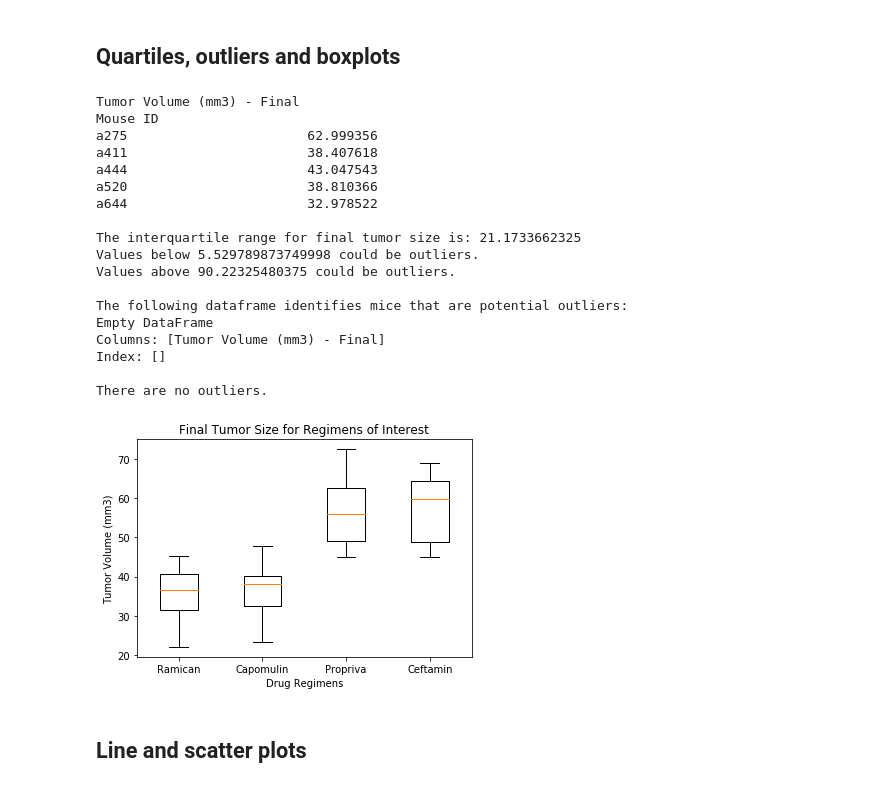
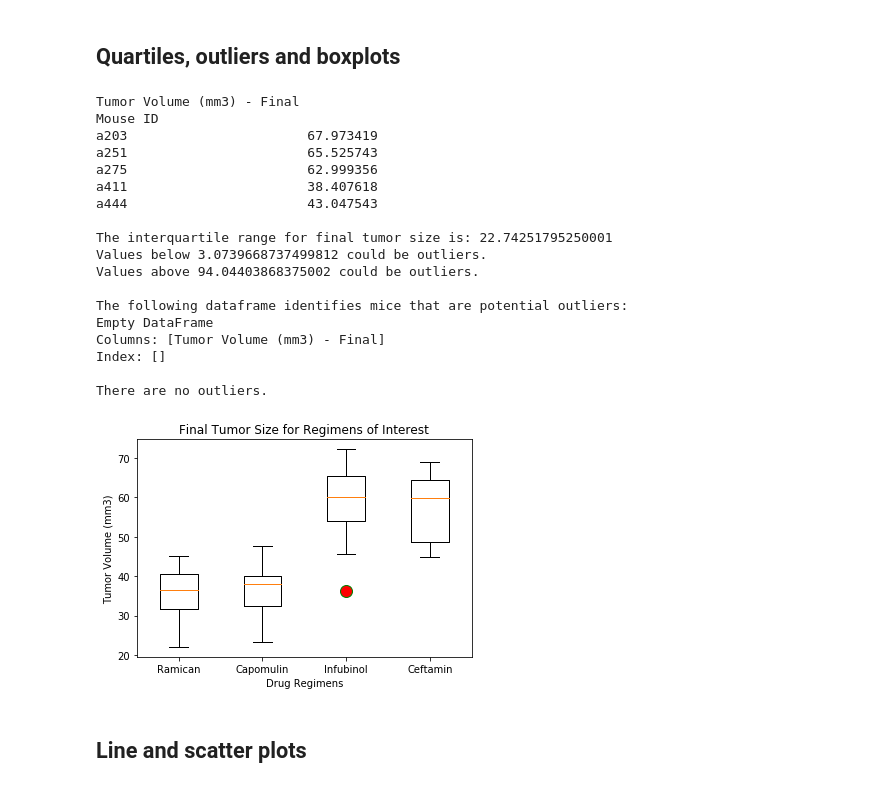
Before and after one commit to jeffersoncovey/matplotlib-challenge, a Jupyter notebook: Pymaceuticals/pymaceuticals.ipynb, the cells around one changed output. Saved outputs shown, nothing was run; the diff lists cells and outputs as text; code cells hidden in the pictures.

Commit message:
updated promising treatments

```diff
--- a/Pymaceuticals/pymaceuticals.ipynb
+++ b/Pymaceuticals/pymaceuticals.ipynb
@@ -123,8 +123,8 @@ plt.legend(loc="best")
 # %%
 # Calculate the final tumor volume of each mouse across four of the most promising treatment regimens. Calculate the IQR and quantitatively determine if there are any potential outliers.
 
-#I determined that Ramicane, Capomulin, Propriva, Ceftamin were the four most promising treatment regimens as they either decreased the tumor size or the tumor growth was not as great.
-promising_treatments_df = combined_df.loc[(combined_df["Drug Regimen"] == 'Ramicane') | (combined_df["Drug Regimen"] == 'Capomulin') | (combined_df["Drug Regimen"] == 'Propriva') | (combined_df["Drug Regimen"] == 'Ceftamin')]
+
+promising_treatments_df = combined_df.loc[(combined_df["Drug Regimen"] == 'Ramicane') | (combined_df["Drug Regimen"] == 'Capomulin') | (combined_df["Drug Regimen"] == 'Infubinol') | (combined_df["Drug Regimen"] == 'Ceftamin')]
 grouped_promising_treatments = promising_treatments_df.groupby("Mouse ID")
 final_tumor_size_df = pd.DataFrame(grouped_promising_treatments["Tumor Volume (mm3)"].last())
 final_tumor_size_df = final_tumor_size_df.rename(columns = {"Tumor Volume (mm3)":"Tumor Volume (mm3) - Final"})
@@ -151,15 +151,15 @@ print("There are no outliers.")
 # %% [output]
 Tumor Volume (mm3) - Final
 Mouse ID
+a203                       67.973419
+a251                       65.525743
 a275                       62.999356
 a411                       38.407618
 a444                       43.047543
-a520                       38.810366
-a644                       32.978522
 
-The interquartile range for final tumor size is: 21.1733662325
-Values below 5.529789873749998 could be outliers.
-Values above 90.22325480375 could be outliers.
+The interquartile range for final tumor size is: 22.74251795250001
+Values below 3.0739668737499812 could be outliers.
+Values above 94.04403868375002 could be outliers.
 
 The following dataframe identifies mice that are potential outliers:
 Empty DataFrame
@@ -170,33 +170,33 @@ There are no outliers.
 # %%
 # Generate a box plot of the final tumor volume of each mouse across four regimens of interest
 fig1, ax1 = plt.subplots()
 
 ramican_df = combined_df.loc[combined_df["Drug Regimen"] == 'Ramicane']
 ramican_grouped = ramican_df.groupby("Mouse ID")
 
 capomulin_df = combined_df.loc[combined_df["Drug Regimen"] == 'Capomulin']
 capomulin_grouped = capomulin_df.groupby("Mouse ID")
 
-propriva_df = combined_df.loc[combined_df["Drug Regimen"] == 'Propriva']
-propriva_grouped = propriva_df.groupby("Mouse ID")
+infubinol_df = combined_df.loc[combined_df["Drug Regimen"] == 'Infubinol']
+infubinol_grouped = infubinol_df.groupby("Mouse ID")
 
 ceftamin_df = combined_df.loc[combined_df["Drug Regimen"] == 'Ceftamin']
 ceftamin_grouped = ceftamin_df.groupby("Mouse ID")
 
 #colors outliers if there were outliers
 flierprops = dict(marker='o', markerfacecolor='r', markersize=12,
                   linestyle='none', markeredgecolor='g')
 
 
-ax1.boxplot([ramican_grouped["Tumor Volume (mm3)"].last(), capomulin_grouped["Tumor Volume (mm3)"].last(), propriva_grouped["Tumor Volume (mm3)"].last(), ceftamin_grouped["Tumor Volume (mm3)"].last()], flierprops=flierprops)
+ax1.boxplot([ramican_grouped["Tumor Volume (mm3)"].last(), capomulin_grouped["Tumor Volume (mm3)"].last(), infubinol_grouped["Tumor Volume (mm3)"].last(), ceftamin_grouped["Tumor Volume (mm3)"].last()], flierprops=flierprops)
 
-plt.xticks([1,2,3,4],["Ramican","Capomulin","Propriva","Ceftamin"])
+plt.xticks([1,2,3,4],["Ramican","Capomulin","Infubinol","Ceftamin"])
 plt.title("Final Tumor Size for Regimens of Interest")
 plt.xlabel("Drug Regimens")
 plt.ylabel("Tumor Volume (mm3)")
 plt.show()
 # %% [output]
-[figure, old version]
+[figure, new version]
 # %% [markdown]
 ## Line and scatter plots
 # %%
```
Also changed, not shown: parts of 2 cells of this notebook.
